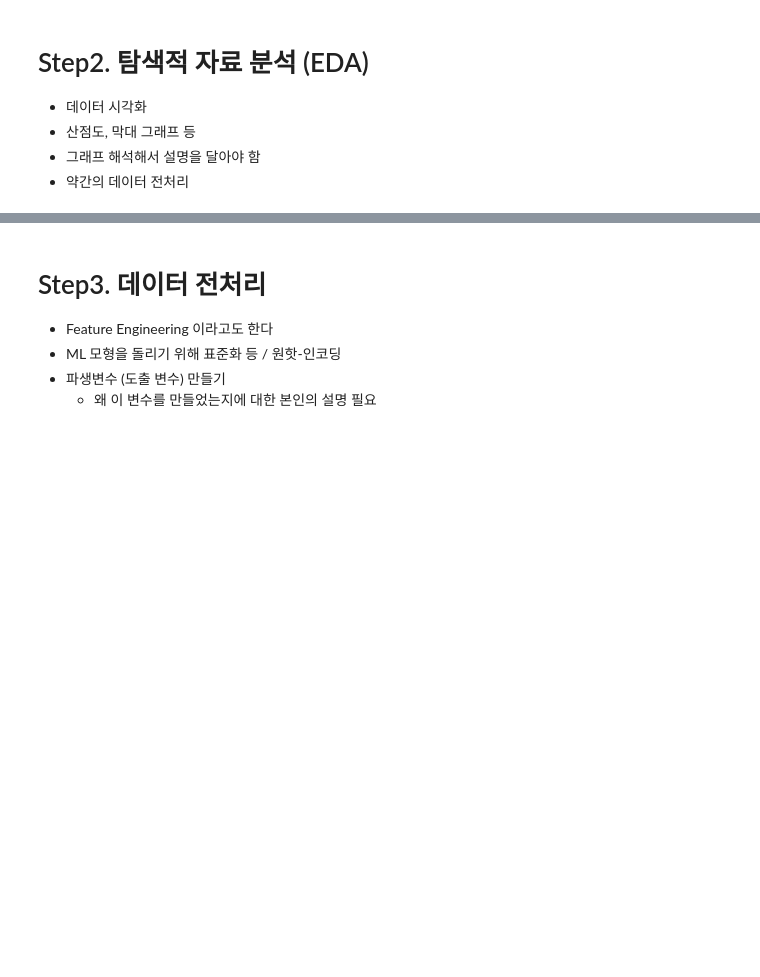
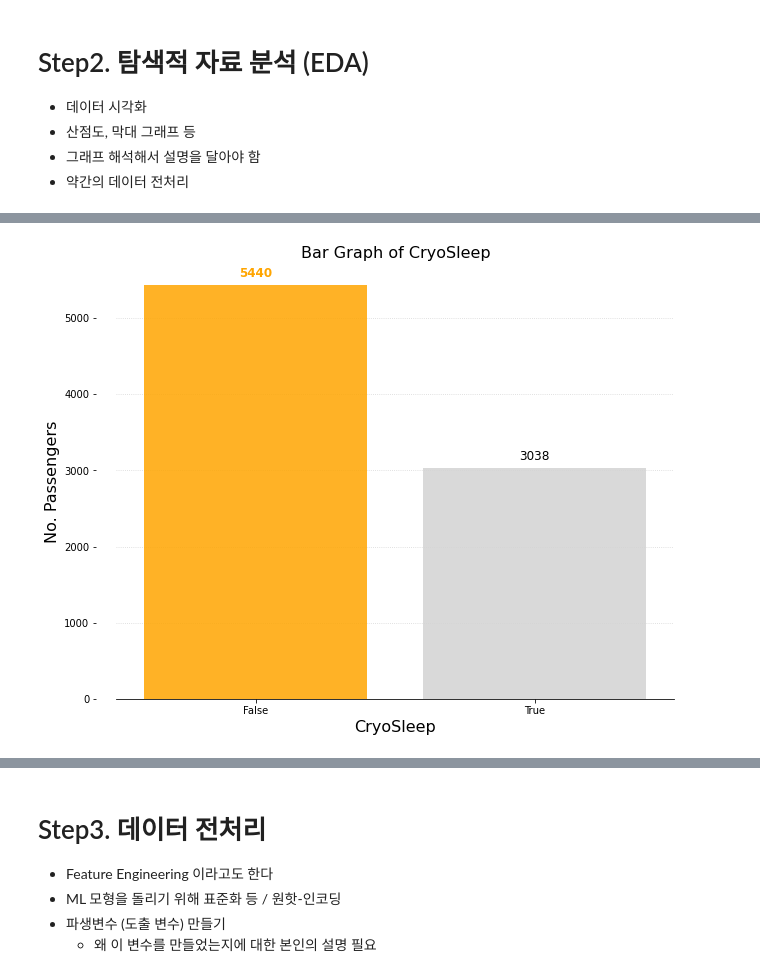
Before and after one commit to kmk3593/Project01, a Jupyter notebook: spaceTitanic/test2.ipynb, the cells around one changed output, grey strips where cells are left out. Cells and saved outputs as stored; diff of their text form; code cells hidden in the pictures; blank space fills up the shorter version.

```diff
--- a/spaceTitanic/test2.ipynb
+++ b/spaceTitanic/test2.ipynb
@@ -329,0 +235,4 @@ fig.update_layout(showlegend=False, title_text="Row wise Null Value Distribution
+# %%
+cnt_bar(train_data, "CryoSleep")
+# %% [output]
+[figure, added]
```
Also changed, not shown: parts of 112 cells of this notebook.
